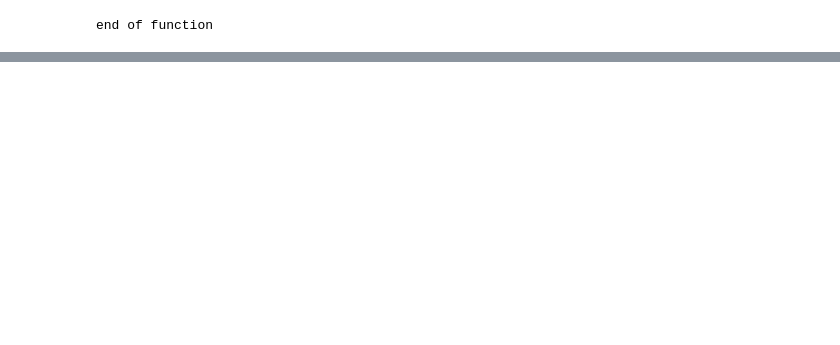
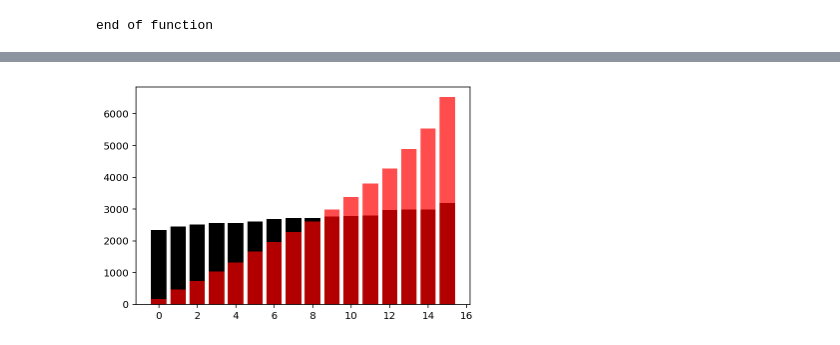
Before and after one commit to YaminiG/Cifar10Implementation, a Jupyter notebook: LenetCIFAR.ipynb, the cells around one changed output, grey strips where cells are left out. Saved outputs shown, nothing was run; the diff lists cells and outputs as text; code cells hidden in the pictures; blank space fills up the shorter version.

```diff
--- a/LenetCIFAR.ipynb
+++ b/LenetCIFAR.ipynb
@@ -657,0 +957,4 @@ plotDiff(MEFullyConnected3Graphs[0], MEFullyConnected3Graphs[1])
+# %%
+plotDiff(MEConv2Graphs[0], MEConv2Graphs[1])
+# %% [output]
+[figure, added]
```
Also changed, not shown: parts of 43 cells of this notebook.
